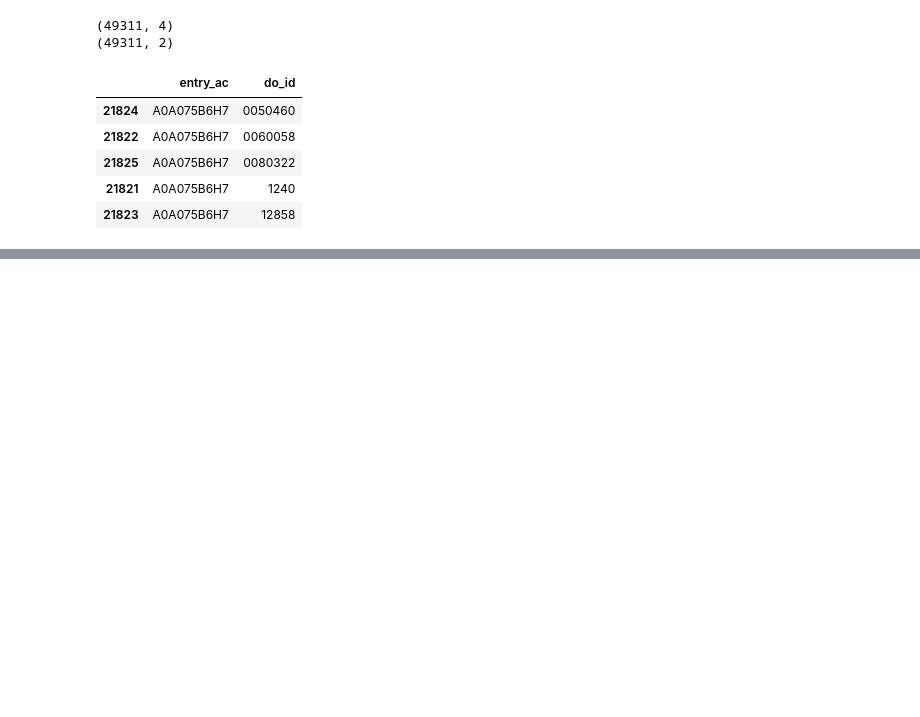
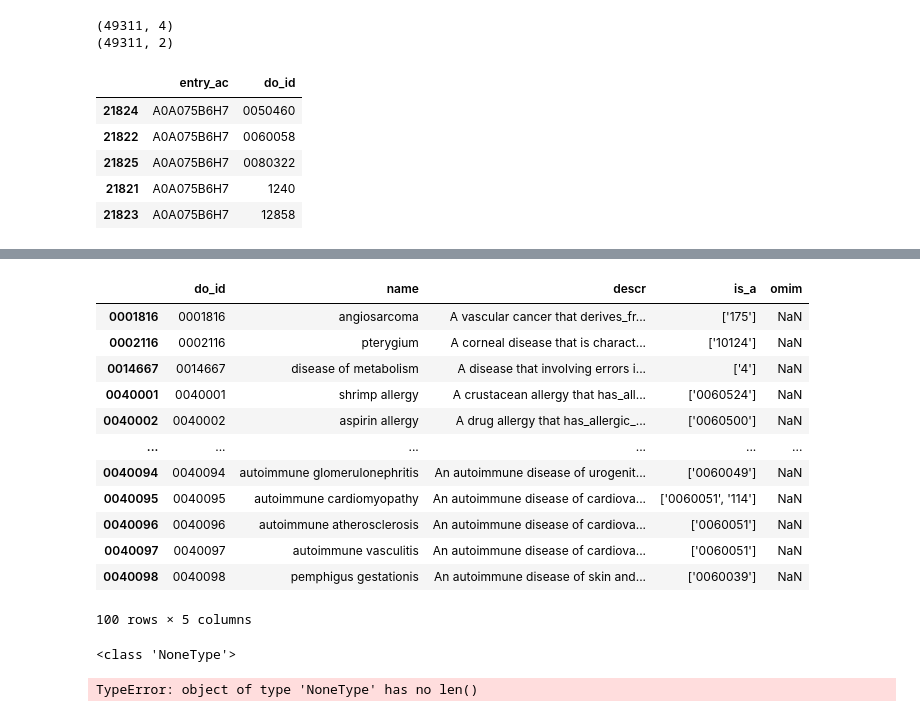
Before and after one commit to damiclem/proteincake, a Jupyter notebook: DO_functions.ipynb, the cells around one changed output, grey strips where cells are left out. Cells and saved outputs as stored; diff of their text form; code cells hidden in the pictures; blank space fills up the shorter version.

```diff
--- a/DO_functions.ipynb
+++ b/DO_functions.ipynb
@@ -130,0 +351,37 @@ do_human.sort_values(by=['entry_ac', 'do_id']).head()
+# %%
+ontology.head(100)
+# %% [output]
+|  | do_id | name | descr | is_a | omim |
+| 0001816 | 0001816 | angiosarcoma | A vascular cancer that derives_fr... | ['175'] | NaN |
+| 0002116 | 0002116 | pterygium | A corneal disease that is charact... | ['10124'] | NaN |
+| 0014667 | 0014667 | disease of metabolism | A disease that involving errors i... | ['4'] | NaN |
+| 0040001 | 0040001 | shrimp allergy | A crustacean allergy that has_all... | ['0060524'] | NaN |
+| 0040002 | 0040002 | aspirin allergy | A drug allergy that has_allergic_... | ['0060500'] | NaN |
+| ... | ... | ... | ... | ... | ... |
+| 0040094 | 0040094 | autoimmune glomerulonephritis | An autoimmune disease of urogenit... | ['0060049'] | NaN |
+| 0040095 | 0040095 | autoimmune cardiomyopathy | An autoimmune disease of cardiova... | ['0060051', '114'] | NaN |
+| 0040096 | 0040096 | autoimmune atherosclerosis | An autoimmune disease of cardiova... | ['0060051'] | NaN |
+| 0040097 | 0040097 | autoimmune vasculitis | An autoimmune disease of cardiova... | ['0060051'] | NaN |
+| 0040098 | 0040098 | pemphigus gestationis | An autoimmune disease of skin and... | ['0060039'] | NaN |
+100 rows × 5 columns
+# %%
+# 3. Load the required files
+ontology = pd.read_csv('data/do/do_ontology.csv', sep='\t', dtype={'do_id': str}, index_col=[0])
+ontology.index = ontology.do_id.values
+### DF1 and DF2
+original_do= pd.read_table('data/do/do_original.csv', dtype=str, index_col = [0])
+background_do= pd.read_table('data/do/do_human.csv', dtype=str, index_col = [0])
+
+def f(x):
+    if type(x) == list:
+        return '; '.join(x)
+
+ontology.is_a = ontology.is_a.map(f)
+
+#ontology.is_a = ontology.is_a.apply(lambda x)
+print(type(ontology.iloc[0, 3]))
+print(len(ontology.iloc[0, 3]))
+print(type(ontology.iloc[0, 3][0]))
+# %% [output]
+<class 'NoneType'>
+TypeError: object of type 'NoneType' has no len()
```
Also changed, not shown: parts of 13 cells of this notebook, 4 other files.
